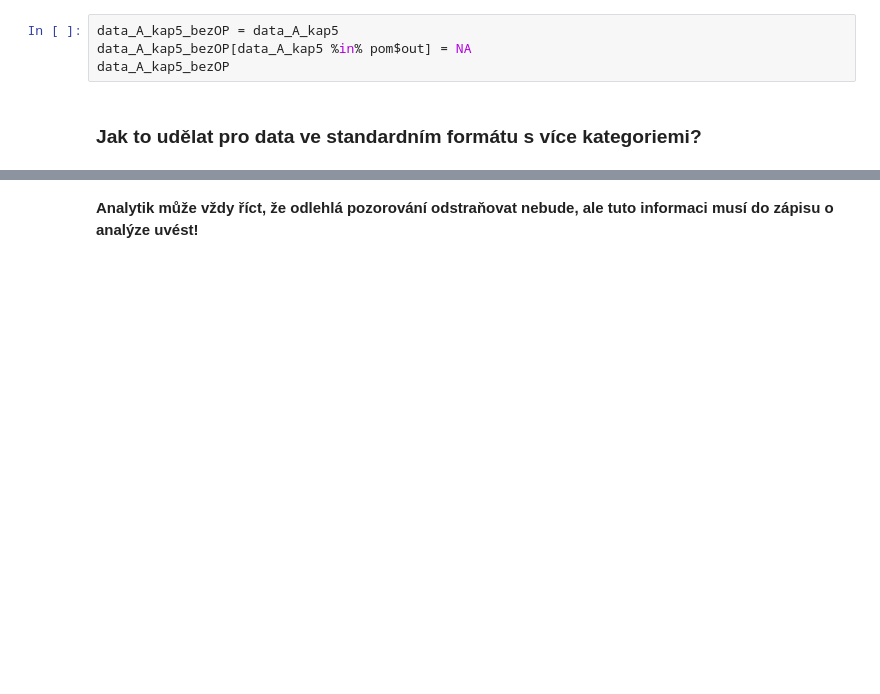
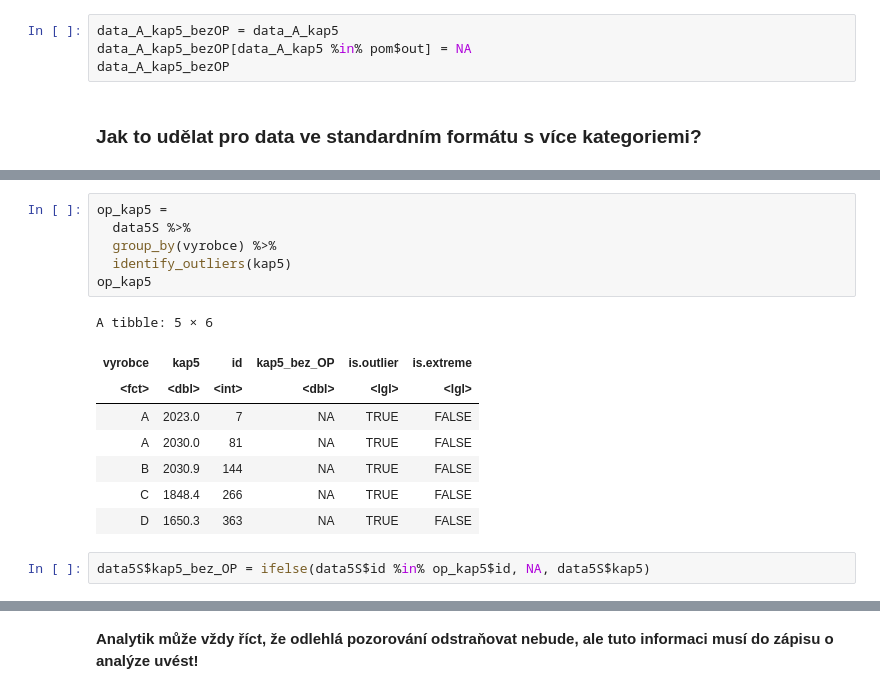
Before and after one commit to Beremi/PS_course_cz, a Jupyter notebook: CV7/EDA.ipynb, the cells around one changed output, grey strips where cells are left out. Saved outputs shown, nothing was run; the diff lists cells and outputs as text; blank space fills up the shorter version.

```diff
--- a/CV7/EDA.ipynb
+++ b/CV7/EDA.ipynb
@@ -752 +1345,18 @@ for(vyrobce in vyrobci){
+# %%
+op_kap5 =
+  data5S %>%
+  group_by(vyrobce) %>%
+  identify_outliers(kap5)
+op_kap5
+# %% [output]
+A tibble: 5 × 6
+| vyrobce | kap5 | id | kap5_bez_OP | is.outlier | is.extreme |
+| <fct> | <dbl> | <int> | <dbl> | <lgl> | <lgl> |
+| A | 2023.0 | 7 | NA | TRUE | FALSE |
+| A | 2030.0 | 81 | NA | TRUE | FALSE |
+| B | 2030.9 | 144 | NA | TRUE | FALSE |
+| C | 1848.4 | 266 | NA | TRUE | FALSE |
+| D | 1650.3 | 363 | NA | TRUE | FALSE |
+# %%
+data5S$kap5_bez_OP = ifelse(data5S$id %in% op_kap5$id, NA, data5S$kap5)
 # %%
```
Also changed, not shown: parts of 67 cells of this notebook, 1 other file.
